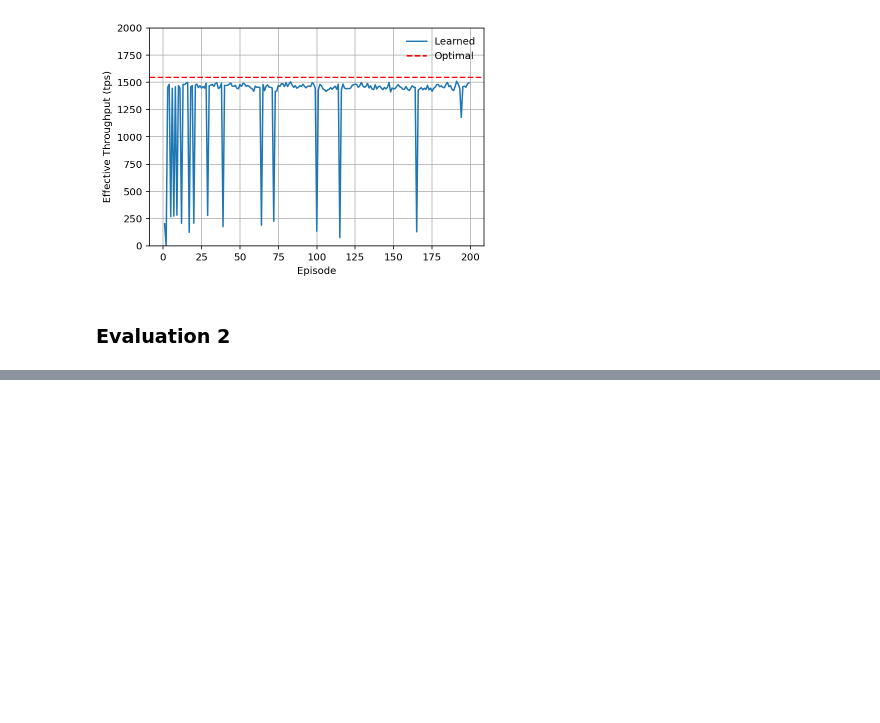
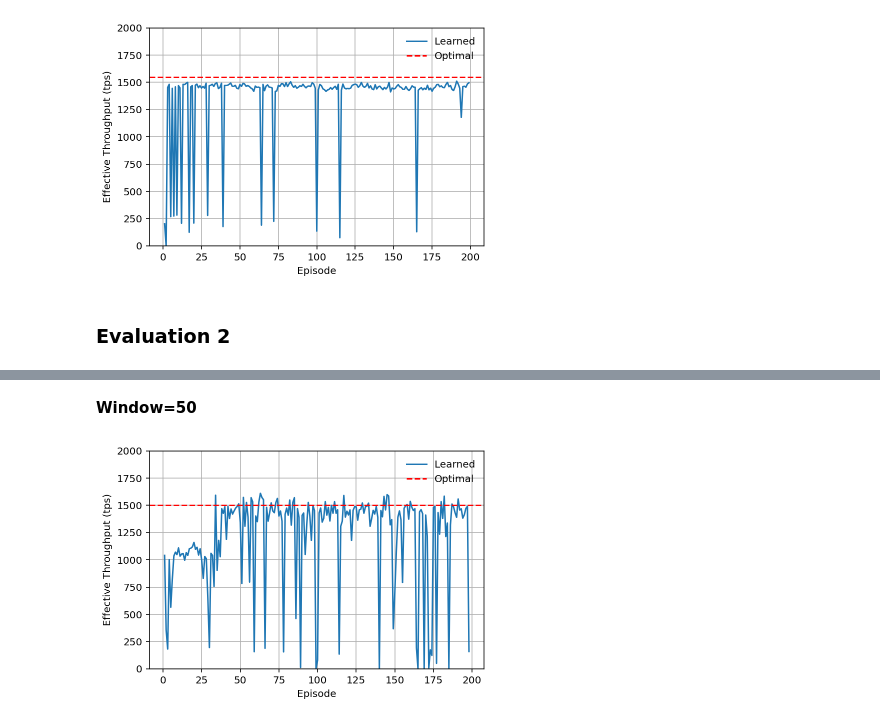
Before and after one commit to chenyuanwu/AdaChain, a Jupyter notebook: src/learning/evaluation.ipynb, the cells around one changed output, grey strips where cells are left out. Saved outputs shown, nothing was run; the diff lists cells and outputs as text; code cells hidden in the pictures; blank space fills up the shorter version.

```diff
--- a/src/learning/evaluation.ipynb
+++ b/src/learning/evaluation.ipynb
@@ -117,0 +127,7 @@ exp1_plot_throughput('ts_seed_ox.csv', 2000, 1550)
+# %% [markdown]
+**Window=50**
+# %%
+exp1_plot_throughput('ts_eval_2_window_50.csv', 2000, 1500)
+# effective transactions entire run = 869342.
+# %% [output]
+[figure, added]
```
Also changed, not shown: parts of 12 cells of this notebook, 1 other file.
